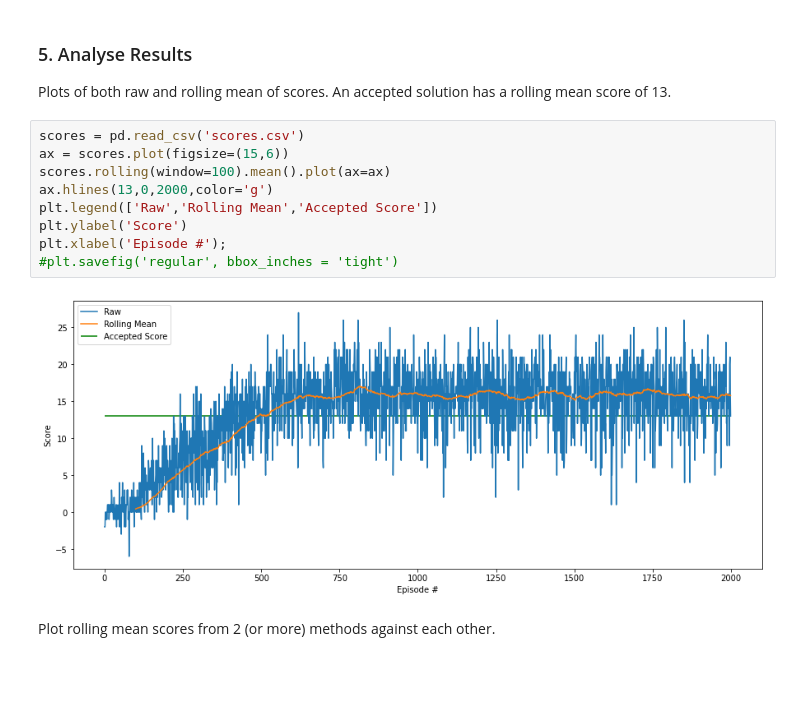
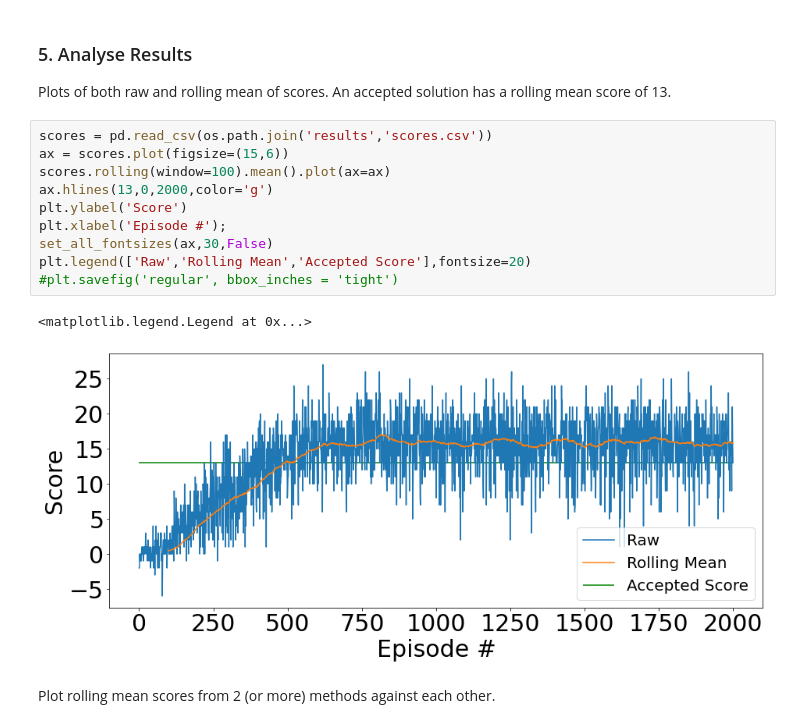
Before and after one commit to aldebaransearch/udacity_drl, a Jupyter notebook: Navigation.ipynb, the cells around one changed output. Drawn from its saved outputs; the diff is of its cells as text; blank space fills up the shorter version.

```diff
--- a/Navigation.ipynb
+++ b/Navigation.ipynb
@@ -111,16 +112,18 @@ if train:
 
 Plots of both raw and rolling mean of scores. An accepted solution has a rolling mean score of 13.
 # %%
-scores = pd.read_csv('scores.csv')
+scores = pd.read_csv(os.path.join('results','scores.csv'))
 ax = scores.plot(figsize=(15,6))
 scores.rolling(window=100).mean().plot(ax=ax)
 ax.hlines(13,0,2000,color='g')
-plt.legend(['Raw','Rolling Mean','Accepted Score'])
 plt.ylabel('Score')
 plt.xlabel('Episode #');
+set_all_fontsizes(ax,30,False)
+plt.legend(['Raw','Rolling Mean','Accepted Score'],fontsize=20)
 #plt.savefig('regular', bbox_inches = 'tight')
 # %% [output]
+<matplotlib.legend.Legend at 0x...>
-[figure, old version]
+[figure, new version]
 # %% [markdown]
 Plot rolling mean scores from 2 (or more) methods against each other.
 # %%
```
Also changed, not shown: parts of 3 cells of this notebook, 2 other files.
